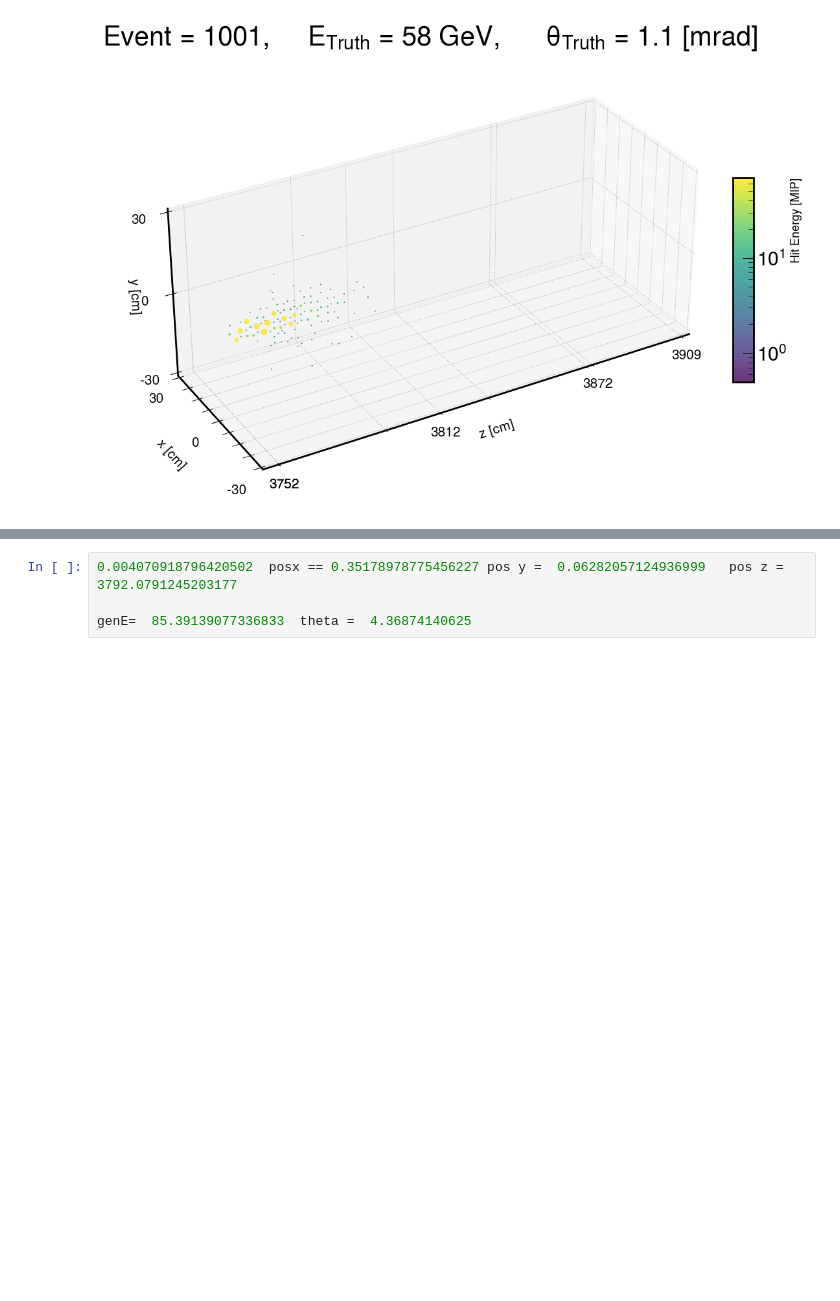
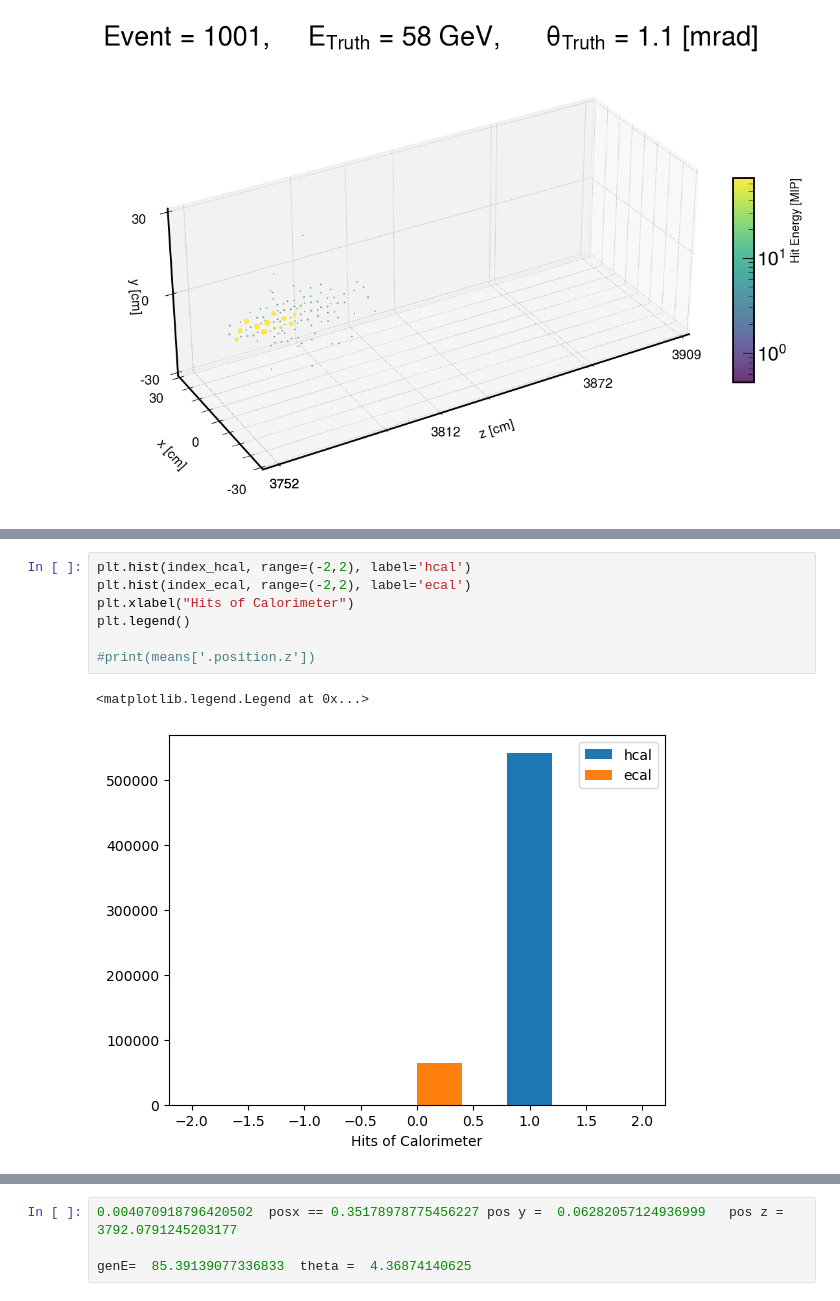
Before and after one commit to eiccodesign/regressiononly, a Jupyter notebook: notebooks/hitQA.ipynb, the cells around one changed output, grey strips where cells are left out. Cells and saved outputs as stored; diff of their text form; blank space fills up the shorter version.

```diff
--- a/notebooks/hitQA.ipynb
+++ b/notebooks/hitQA.ipynb
@@ -1085,3 +1246,13 @@ print(genP_E.shape, '   ', energy_norm.shape, "  ",  len(z_norm))
+# %%
+plt.hist(index_hcal, range=(-2,2), label='hcal')
+plt.hist(index_ecal, range=(-2,2), label='ecal')
+plt.xlabel("Hits of Calorimeter")
+plt.legend()
+
+#print(means['.position.z'])
+# %% [output]
+<matplotlib.legend.Legend at 0x...>
+[figure, added]
 # %%
 fig, axes = plt.subplots(2, 2, figsize=(12, 10))
 
```
Also changed, not shown: parts of 27 cells of this notebook, 12 other files.
